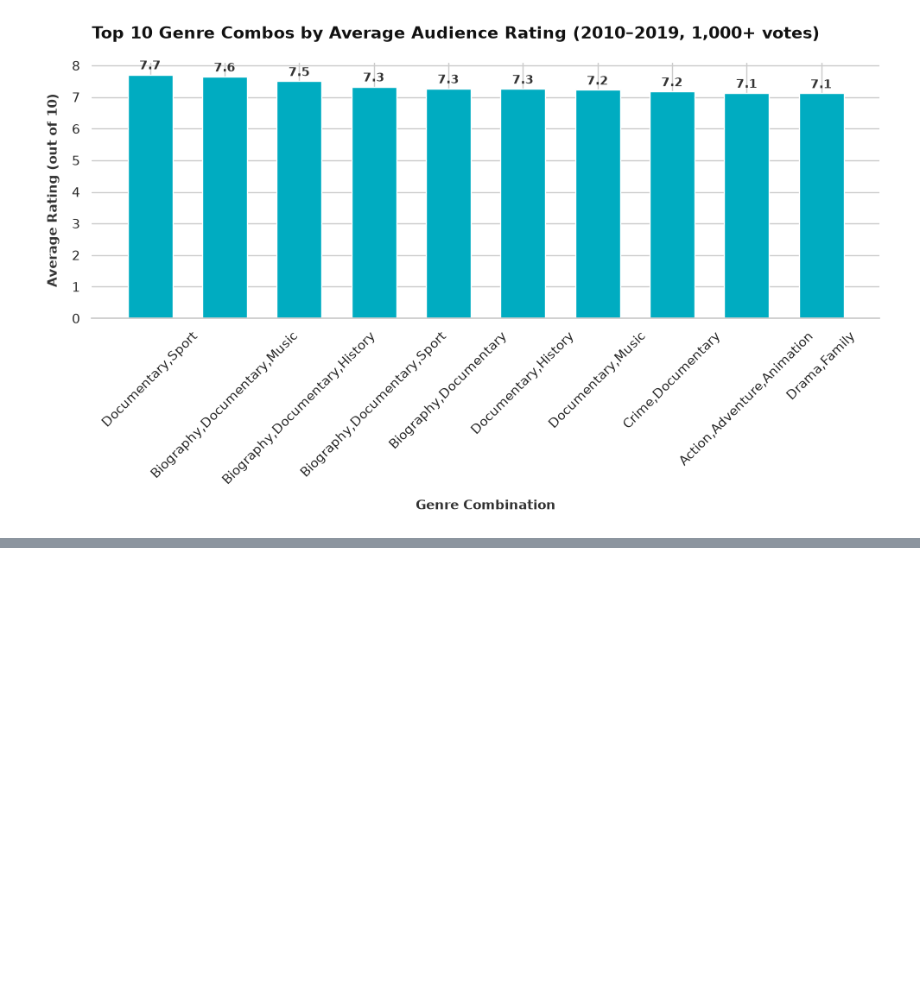
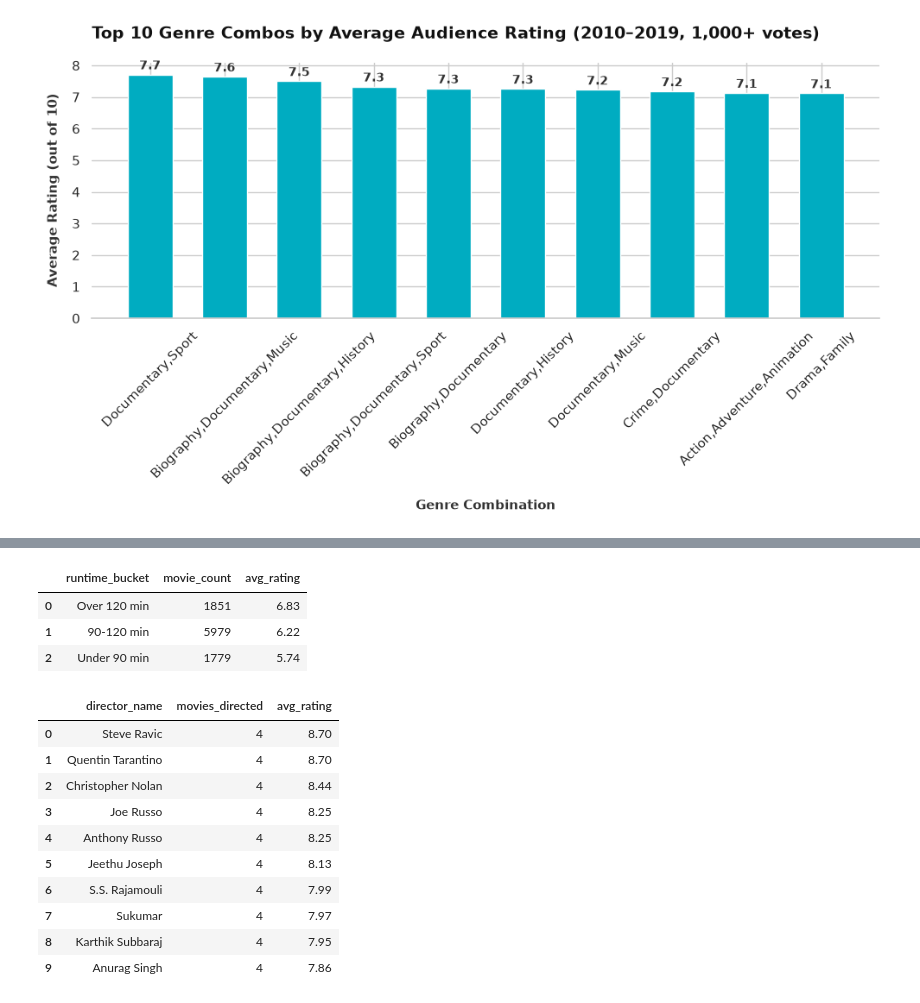
Before and after one commit to oliverkiplagat/dsc-sql-summative-lab, a Jupyter notebook: SQLSummativeLab.ipynb, the cells around one changed output, grey strips where cells are left out. Saved outputs shown, nothing was run; the diff lists cells and outputs as text; code cells hidden in the pictures; blank space fills up the shorter version.

```diff
--- a/SQLSummativeLab.ipynb
+++ b/SQLSummativeLab.ipynb
@@ -869,0 +1003,58 @@ NOTE: You do not need to explore every aspect of this database. Find something t
+# %%
+#Runtime length vs rating
+runtime_ratings = pd.read_sql("""
+SELECT
+    CASE
+        WHEN mb.runtime_minutes < 90 THEN 'Under 90 min'
+        WHEN mb.runtime_minutes BETWEEN 90 AND 120 THEN '90-120 min'
+        ELSE 'Over 120 min'
+    END AS runtime_bucket,
+    COUNT(*) AS movie_count,
+    ROUND(AVG(mr.averagerating), 2) AS avg_rating
+FROM movie_basics mb
+JOIN movie_ratings mr ON mb.movie_id = mr.movie_id
+WHERE mb.start_year BETWEEN 2010 AND 2019
+    AND mb.runtime_minutes IS NOT NULL
+    AND mr.numvotes >= 1000
+GROUP BY runtime_bucket
+ORDER BY avg_rating DESC;
+""", conn4)
+
+runtime_ratings
+# %% [output]
+|  | runtime_bucket | movie_count | avg_rating |
+| 0 | Over 120 min | 1851 | 6.83 |
+| 1 | 90-120 min | 5979 | 6.22 |
+| 2 | Under 90 min | 1779 | 5.74 |
+# %%
+#Most inconsistent high rated directors
+director_ratings = pd.read_sql("""
+SELECT
+    p.primary_name AS director_name,
+    COUNT(DISTINCT mb.movie_id) AS movies_directed,
+    ROUND(AVG(mr.averagerating), 2) AS avg_rating
+FROM directors d
+JOIN persons p ON d.person_id = p.person_id
+JOIN movie_basics mb ON d.movie_id = mb.movie_id
+JOIN movie_ratings mr ON mb.movie_id = mr.movie_id
+WHERE mb.start_year BETWEEN 2010 AND 2019
+    AND mr.numvotes >= 1000
+GROUP BY p.primary_name
+HAVING movies_directed >= 4
+ORDER BY avg_rating DESC
+LIMIT 10;
+""", conn4)
+
+director_ratings
+# %% [output]
+|  | director_name | movies_directed | avg_rating |
+| 0 | Steve Ravic | 4 | 8.70 |
+| 1 | Quentin Tarantino | 4 | 8.70 |
+| 2 | Christopher Nolan | 4 | 8.44 |
+| 3 | Joe Russo | 4 | 8.25 |
+| 4 | Anthony Russo | 4 | 8.25 |
+| 5 | Jeethu Joseph | 4 | 8.13 |
+| 6 | S.S. Rajamouli | 4 | 7.99 |
+| 7 | Sukumar | 4 | 7.97 |
+| 8 | Karthik Subbaraj | 4 | 7.95 |
+| 9 | Anurag Singh | 4 | 7.86 |
```
Also changed, not shown: parts of 13 cells of this notebook.
